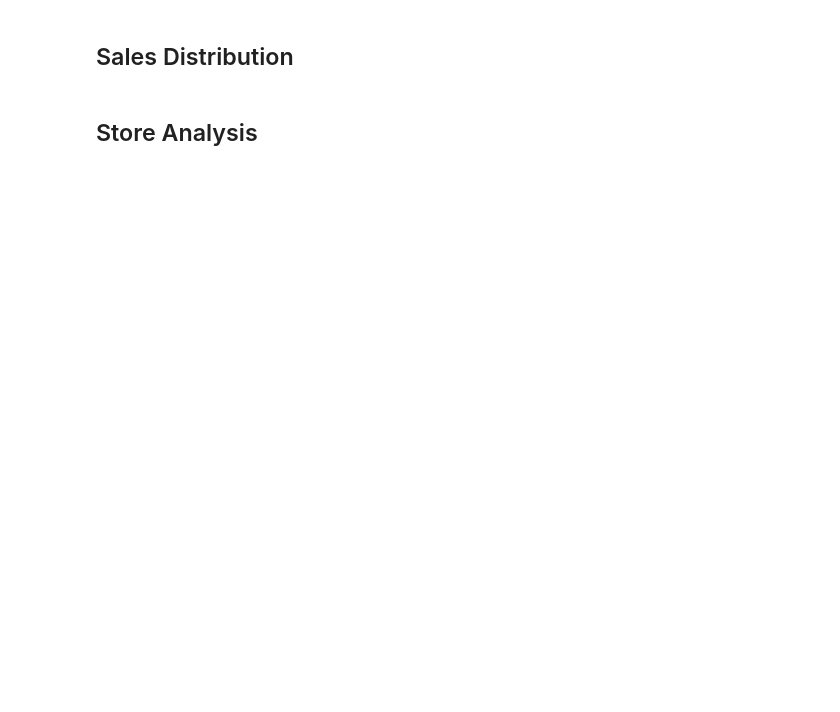
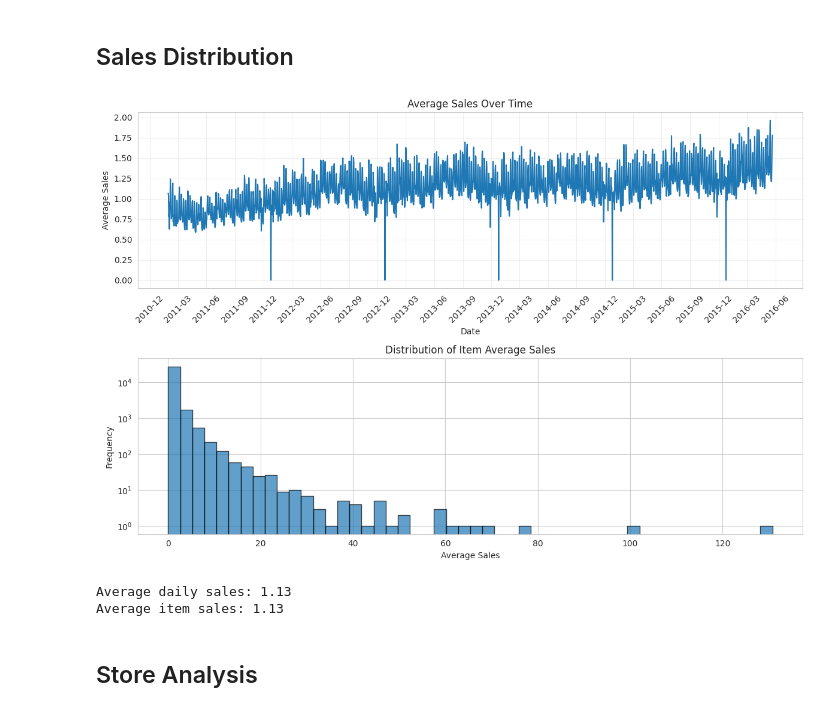
Before and after one commit to lessing-anderson/demand-forecast-xai, a Jupyter notebook: notebooks/01_raw_data_exploration.ipynb, the cells around one changed output. Cells and saved outputs as stored; diff of their text form; code cells hidden in the pictures; blank space fills up the shorter version.

```diff
--- a/notebooks/01_raw_data_exploration.ipynb
+++ b/notebooks/01_raw_data_exploration.ipynb
@@ -64,32 +125,46 @@ print(f"\nNumber of time periods: {len(sales_cols)}")
 # %% [markdown]
 ## Sales Distribution
 # %%
+import pandas as pd
+import matplotlib.dates as mdates
+
 # Calculate average sales per day
 sales_cols = [col for col in sales.columns if col.startswith('d_')]
 daily_sales = sales[sales_cols].mean()
 
+# Map d_ columns to real dates from the calendar table
+calendar_dates = calendar.set_index('d')['date']
+daily_sales.index = pd.to_datetime(calendar_dates.reindex(sales_cols).values)
+
 fig, axes = plt.subplots(2, 1, figsize=(12, 8))
 
 # Time series of average sales
-axes[0].plot(daily_sales.values)
-axes[0].set_xlabel('Day')
+axes[0].plot(daily_sales.index, daily_sales.values)
+axes[0].set_xlabel('Date')
 axes[0].set_ylabel('Average Sales')
 axes[0].set_title('Average Sales Over Time')
 axes[0].grid(True, alpha=0.3)
+axes[0].xaxis.set_major_locator(mdates.MonthLocator(interval=3))
+axes[0].xaxis.set_major_formatter(mdates.DateFormatter('%Y-%m'))
+axes[0].tick_params(axis='x', rotation=45)
 
 # Distribution of average item sales
 item_avg_sales = sales[sales_cols].mean(axis=1)
 axes[1].hist(item_avg_sales, bins=50, edgecolor='black', alpha=0.7)
 axes[1].set_xlabel('Average Sales')
 axes[1].set_ylabel('Frequency')
 axes[1].set_title('Distribution of Item Average Sales')
 axes[1].set_yscale('log')
 
 plt.tight_layout()
 plt.show()
 
 print(f"Average daily sales: {daily_sales.mean():.2f}")
 print(f"Average item sales: {item_avg_sales.mean():.2f}")
+# %% [output]
+[figure, added]
+Average daily sales: 1.13
+Average item sales: 1.13
 # %% [markdown]
 ## Store Analysis
 # %%
```
Also changed, not shown: parts of 7 cells of this notebook, 22 other files.
